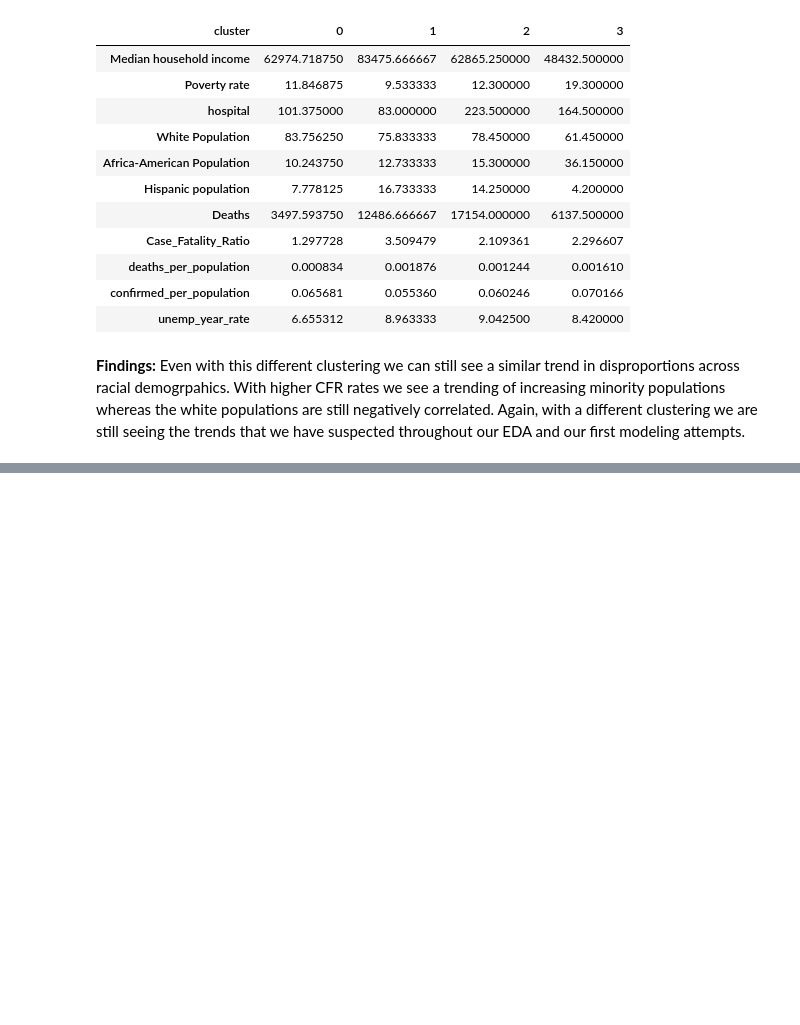
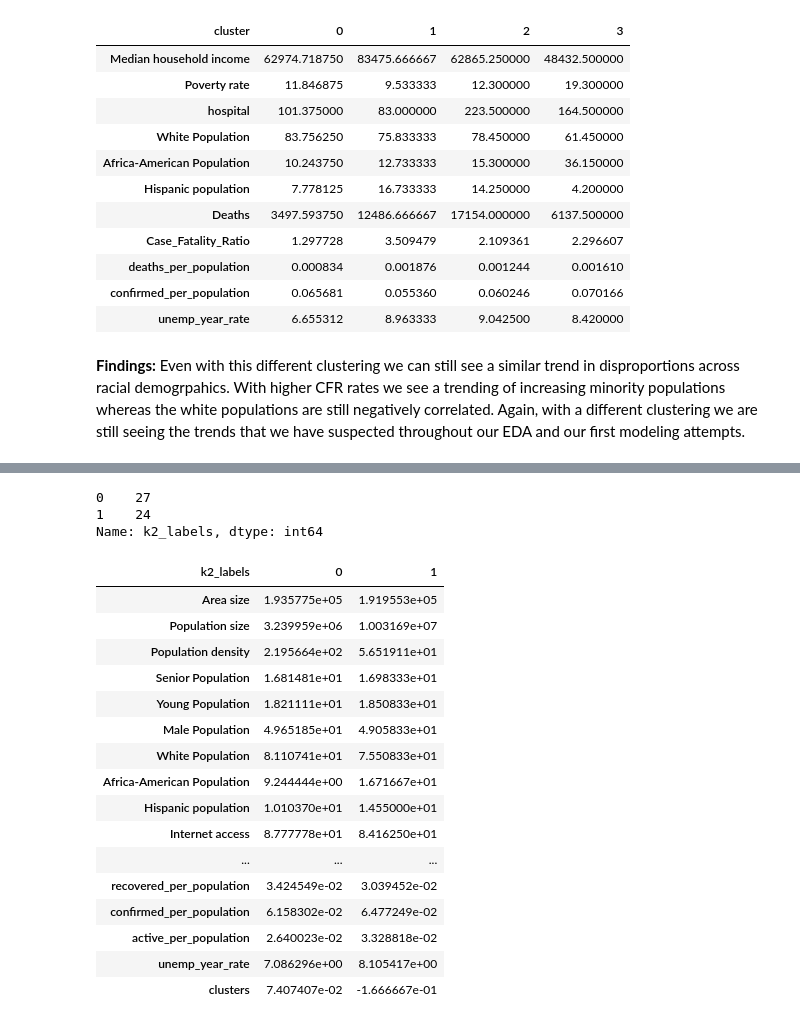
Before and after one commit to mrhartnett10/Covid19-Clustering-Demographic-Analysis-Group-Project, a Jupyter notebook: MH-Modeling-DBSCAN.ipynb, the cells around one changed output, grey strips where cells are left out. Drawn from its saved outputs; the diff is of its cells as text; code cells hidden in the pictures; blank space fills up the shorter version.

```diff
--- a/MH-Modeling-DBSCAN.ipynb
+++ b/MH-Modeling-DBSCAN.ipynb
@@ -112,0 +160,24 @@ features_2.groupby('cluster').mean().T.drop(columns=-1)
+# %%
+# Data for clustering
+X = df5[['Population density','Senior Population', 'Young Population',
+       'Male Population', 'White Population', 'Africa-American Population',
+       'Hispanic population', 'Internet access', 'High school degree',
+       'Bachelor degrees', 'Median household income', 'Poverty rate',
+       'Uninsured', 'Household size', 'House Owner','hospital',
+       'hospital bed', 'ICU bed', 'ventilator usage', 'Nurses',
+       'Medical Doctors']]
+
+#fit the data
+sc = StandardScaler()
+X_sc = sc.fit_transform(X)
+
+model = KMeans(n_clusters=2)
+model.fit(X_sc)
+
+# Get the labels and centroids for our first clustering model
+k2_labels = model.labels_
+centroids = model.cluster_centers_
+
+print("Predicted clusters to points: ", k2_labels)
+print("Location of centroids: ")
+print(centroids)
@@ -112,0 +196,28 @@ features_2.groupby('cluster').mean().T.drop(columns=-1)
+# %%
+df_k = df5.copy()
+df_k['k2_labels'] = k2_labels
+df_k.k2_labels.value_counts()
+# %% [output]
+0    27
+1    24
+Name: k2_labels, dtype: int64
+# %%
+df_k.groupby('k2_labels').mean().T
+# %% [output]
+| k2_labels | 0 | 1 |
+| Area size | 1.935775e+05 | 1.919553e+05 |
+| Population size | 3.239959e+06 | 1.003169e+07 |
+| Population density | 2.195664e+02 | 5.651911e+01 |
+| Senior Population | 1.681481e+01 | 1.698333e+01 |
+| Young Population | 1.821111e+01 | 1.850833e+01 |
+| Male Population | 4.965185e+01 | 4.905833e+01 |
+| White Population | 8.110741e+01 | 7.550833e+01 |
+| Africa-American Population | 9.244444e+00 | 1.671667e+01 |
+| Hispanic population | 1.010370e+01 | 1.455000e+01 |
+| Internet access | 8.777778e+01 | 8.416250e+01 |
+| ... | ... | ... |
+| recovered_per_population | 3.424549e-02 | 3.039452e-02 |
+| confirmed_per_population | 6.158302e-02 | 6.477249e-02 |
+| active_per_population | 2.640023e-02 | 3.328818e-02 |
+| unemp_year_rate | 7.086296e+00 | 8.105417e+00 |
+| clusters | 7.407407e-02 | -1.666667e-01 |
```
Also changed, not shown: parts of 9 cells of this notebook, 4 other files.
